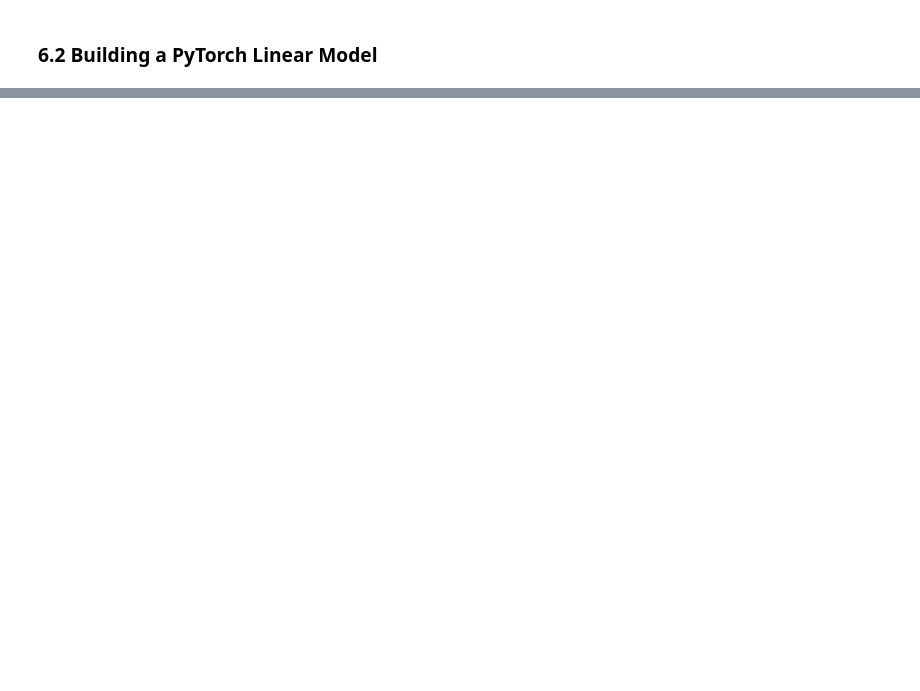
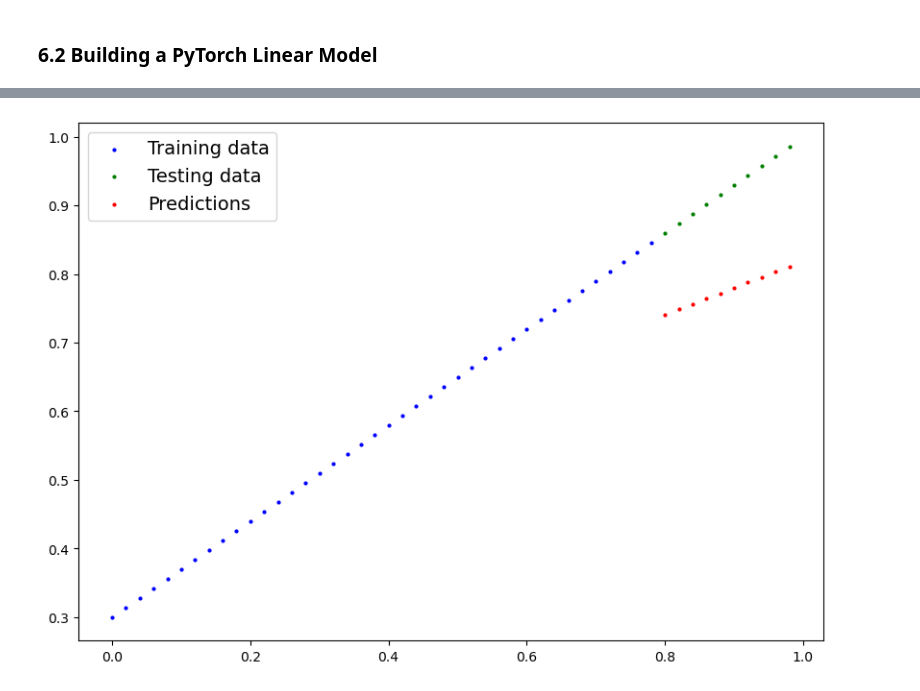
Before and after one commit to shekar-raja/Learning-PyTorch, a Jupyter notebook: notebooks/01_pytorch_workflow.ipynb, the cells around one changed output, grey strips where cells are left out. Cells and saved outputs as stored; diff of their text form; code cells hidden in the pictures; blank space fills up the shorter version.

Commit message:
predictions on model

```diff
--- a/notebooks/01_pytorch_workflow.ipynb
+++ b/notebooks/01_pytorch_workflow.ipynb
@@ -421,8 +421,8 @@ Using device: cpu
 ### 6.1 Data
 # %%
 # Create data using linear regression formula y = mx + c
-weight = 0.21
-bias = 0.4
+weight = 0.7
+bias = 0.3
 
 # Create range values
 start = 0
@@ -473,0 +508,27 @@ plot_predictions(X_train, y_train, X_test, y_test)
+# %%
+torch.manual_seed(21)
+
+epochs = 200
+
+for epoch in range(epochs):
+    model_1.train()
+
+    y_pred = model_1(X_train)
+
+    loss = loss_fn(y_pred, y_train)
+
+    optimizer.zero_grad()
+
+    loss.backward()
+
+    optimizer.step()
+
+    ### Testing loop
+    model_1.eval()
+    with torch.inference_mode():
+        test_pred = model_1(X_test)
+
+        test_loss = loss_fn(test_pred, y_test)
+
+    if epoch % 10 == 0:
+        print(f"Epoch: {epoch} | Loss: {loss} | Test Loss: {test_loss}")
@@ -473,0 +558,9 @@ plot_predictions(X_train, y_train, X_test, y_test)
+# %%
+# Turn model into evaluation mode
+model_1.eval()
+
+# Make predictions on the test data
+with torch.inference_mode():
+    y_preds = model_1(X_test)
+
+y_preds
@@ -473,0 +578,4 @@ plot_predictions(X_train, y_train, X_test, y_test)
+# %%
+plot_predictions(predictions=y_preds)
+# %% [output]
+[figure, added]
```
Also changed, not shown: parts of 8 cells of this notebook.
